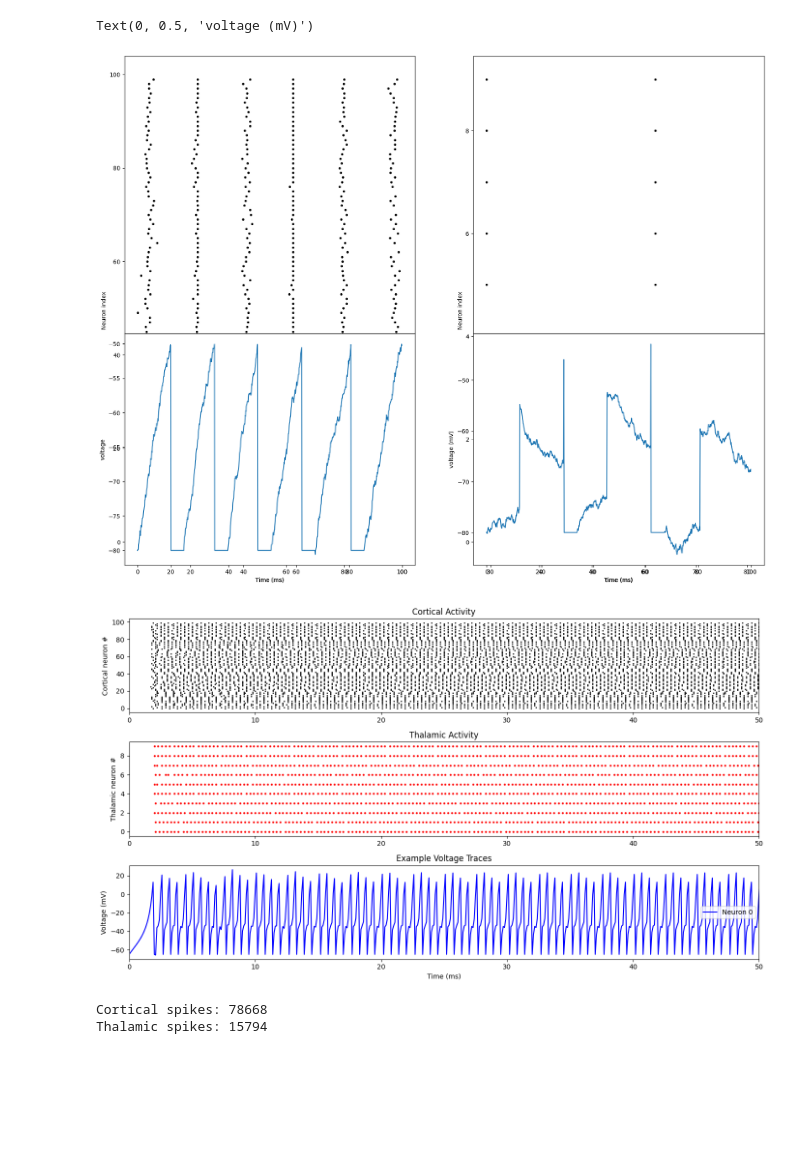
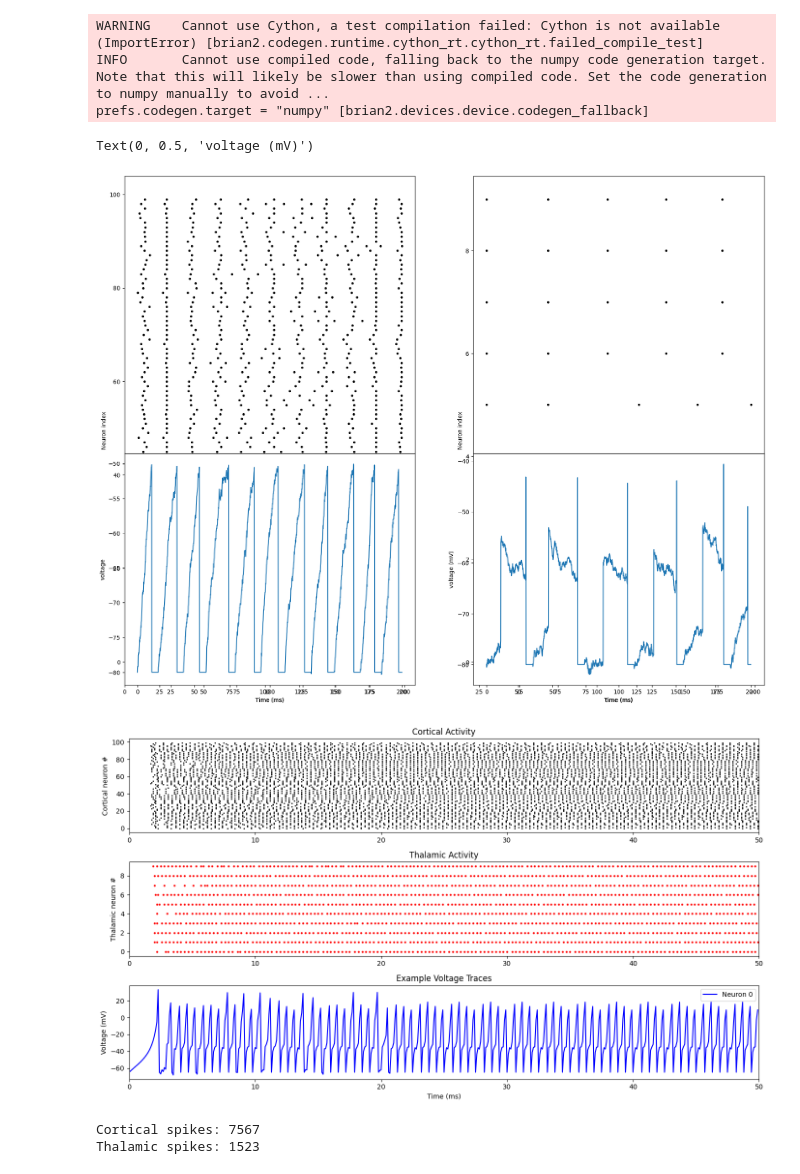
Before and after one commit to TimofeyGoshka/hypercontextualisation, a Jupyter notebook: LIF_neuron.ipynb, the cells around one changed output. Saved outputs shown, nothing was run; the diff lists cells and outputs as text; code cells hidden in the pictures; blank space fills up the shorter version.

```diff
--- a/LIF_neuron.ipynb
+++ b/LIF_neuron.ipynb
@@ -59,8 +59,8 @@ C_to_T.connect(condition = 'j//10 == i')
 T_to_C = Synapses(Thalamic_neurons, Cortical_neurons, on_pre='v+=q')
 T_to_C.connect()
 
-C_to_C = Synapses(Cortical_neurons, Cortical_neurons, on_pre = 'v += z')
-C_to_C.connect(p=0.1)
+#C_to_C = Synapses(Cortical_neurons, Cortical_neurons, on_pre = 'v += z')
+#C_to_C.connect(p=0.1)
 
 # Initial conditions
 Cortical_neurons.v = '-80*mV'
@@ -71,36 +71,39 @@ Thalamic_neurons.v = '-80*mV'
 
 Thalamic_neurons.I = 0*nA
 Thalamic_neurons.sigma = 1*mV
 
 
 # Simulation
-run(100*ms)
+run(200*ms)
 
 # Raster plot
 figure(figsize=(20,16))
 
 subplot(1,2,1)
 plot(CS.t/ms, CS.i, '.k')
 xlabel('Time (ms)')
 ylabel('Neuron index')
 
 subplot(1,2,2)
 plot(TS.t/ms, TS.i, '.k')
 xlabel('Time (ms)')
 ylabel('Neuron index')
 
 subplot(2,2,3)
 plot(CM.t/ms, CM.v[0]/mV)
 xlabel('Time (ms)')
 ylabel('voltage')
 
 subplot(2,2,4)
 plot(TM.t/ms, TM.v[0]/mV)
 xlabel('time (ms)')
 ylabel('voltage (mV)')
 # %% [output]
-Text(0, 0.5, 'voltage (mV)')
+WARNING    Cannot use Cython, a test compilation failed: Cython is not available (ImportError) [brian2.codegen.runtime.cython_rt.cython_rt.failed_compile_test]
+INFO       Cannot use compiled code, falling back to the numpy code generation target. Note that this will likely be slower than using compiled code. Set the code generation to numpy manually to avoid ...
+prefs.codegen.target = "numpy" [brian2.devices.device.codegen_fallback]
+Text(0, 0.5, 'voltage (mV)')
-[figure, old version]
+[figure, new version]
 # %%
 from brian2 import *
 import numpy as np
@@ -163,7 +166,7 @@ TM = SpikeMonitor(HO_Thal)
 V_mon = StateMonitor(Cortical, 'v', record=[0, 50])
 
 # Run
-run(500*ms)
+run(50*ms)
 
 # Plot
 figure(figsize=(14, 8))
@@ -195,6 +198,6 @@ show()
 print(f"Cortical spikes: {CM.count[:].sum()}")
 print(f"Thalamic spikes: {TM.count[:].sum()}")
 # %% [output]
-[figure, old version]
+[figure, new version]
-Cortical spikes: 78668
-Thalamic spikes: 15794
+Cortical spikes: 7567
+Thalamic spikes: 1523
```
Also changed, not shown: 2 other files.
